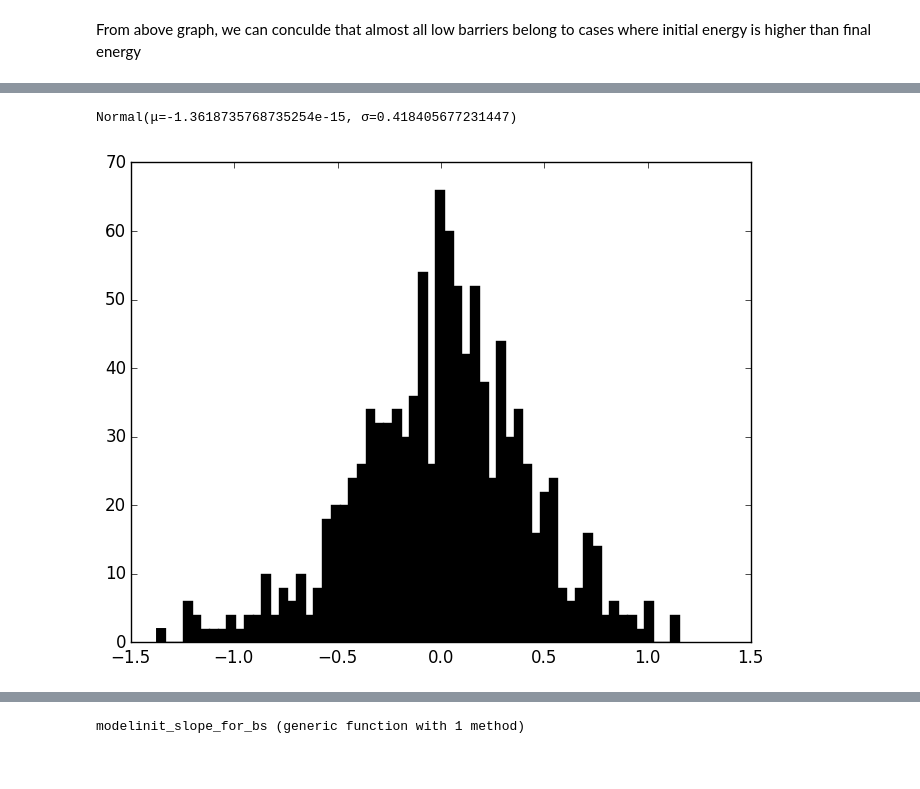
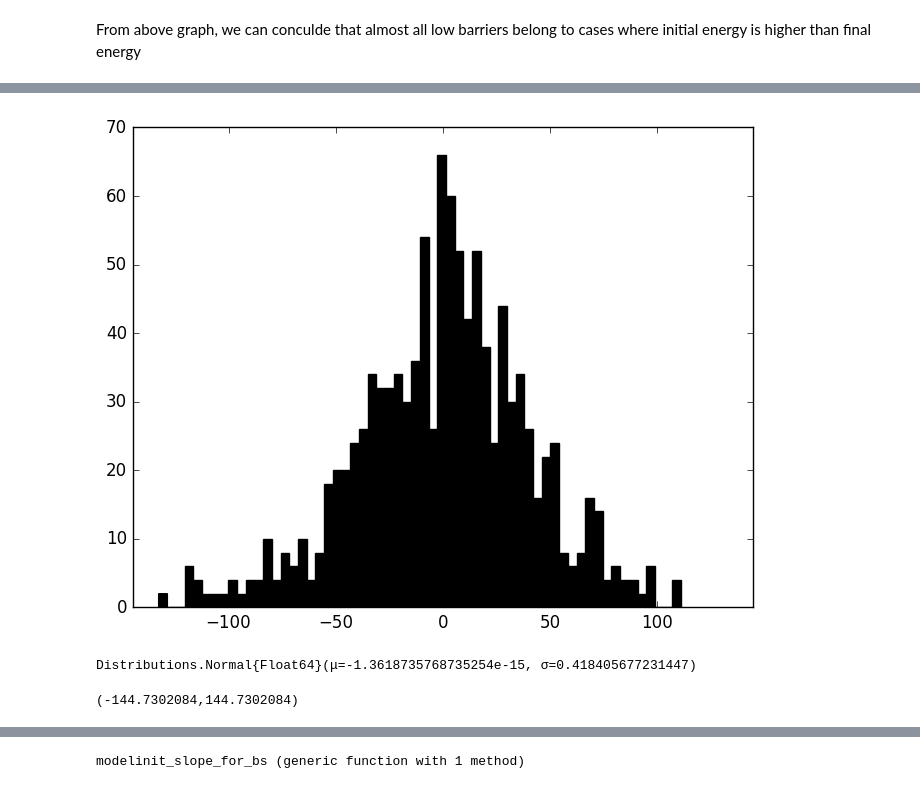
Before and after one commit to kedarkolluri/clays-NEB-analyses, a Jupyter notebook: analyze_neb_data.ipynb, the cells around one changed output, grey strips where cells are left out. Cells and saved outputs as stored; diff of their text form; code cells hidden in the pictures.

```diff
--- a/analyze_neb_data.ipynb
+++ b/analyze_neb_data.ipynb
@@ -310,15 +319,17 @@ Coefficients:
 (Intercept)    2.3491 0.0127435 184.337   <1e-99
 en_diff           0.5 0.0194821 25.6646   <1e-99
 # %%
+
 dely = modeldiff.model.rr.mu-modeldiff.model.rr.y;
 pdel = fit(Normal, dely)
 println(pdel)
-pyplot.hist(dely, bins=60, color="black");
-pyplot.xlim([-1.5, 1.5])
-pyplot.savefig("residual_endiff.png")
+pyplot.plt[:hist](dely*evtokcal*kcaltokj, bins=60, color="black");
+pyplot.xlim([-1.5*evtokcal*kcaltokj, 1.5*evtokcal*kcaltokj])
+#pyplot.savefig("residual_endiff.png")
 # %% [output]
+[figure, new version]
-Normal(μ=-1.3618735768735254e-15, σ=0.418405677231447)
+Distributions.Normal{Float64}(μ=-1.3618735768735254e-15, σ=0.418405677231447)
-[figure, old version]
+(-144.7302084,144.7302084)
 # %%
 qqpair = qqbuild(dely, fit(Normal, dely));
 pyplot.scatter(qqpair.qx, qqpair.qy, c="black")
```
Also changed, not shown: parts of 17 cells of this notebook.
